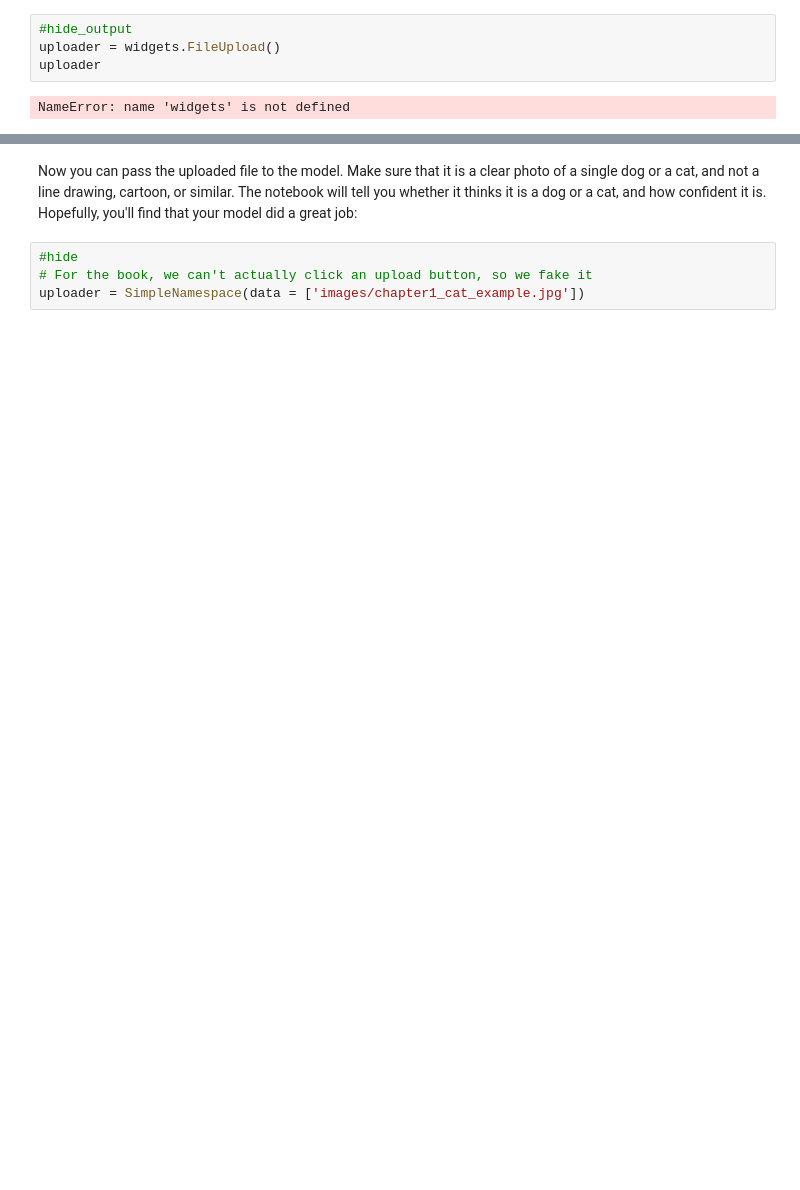
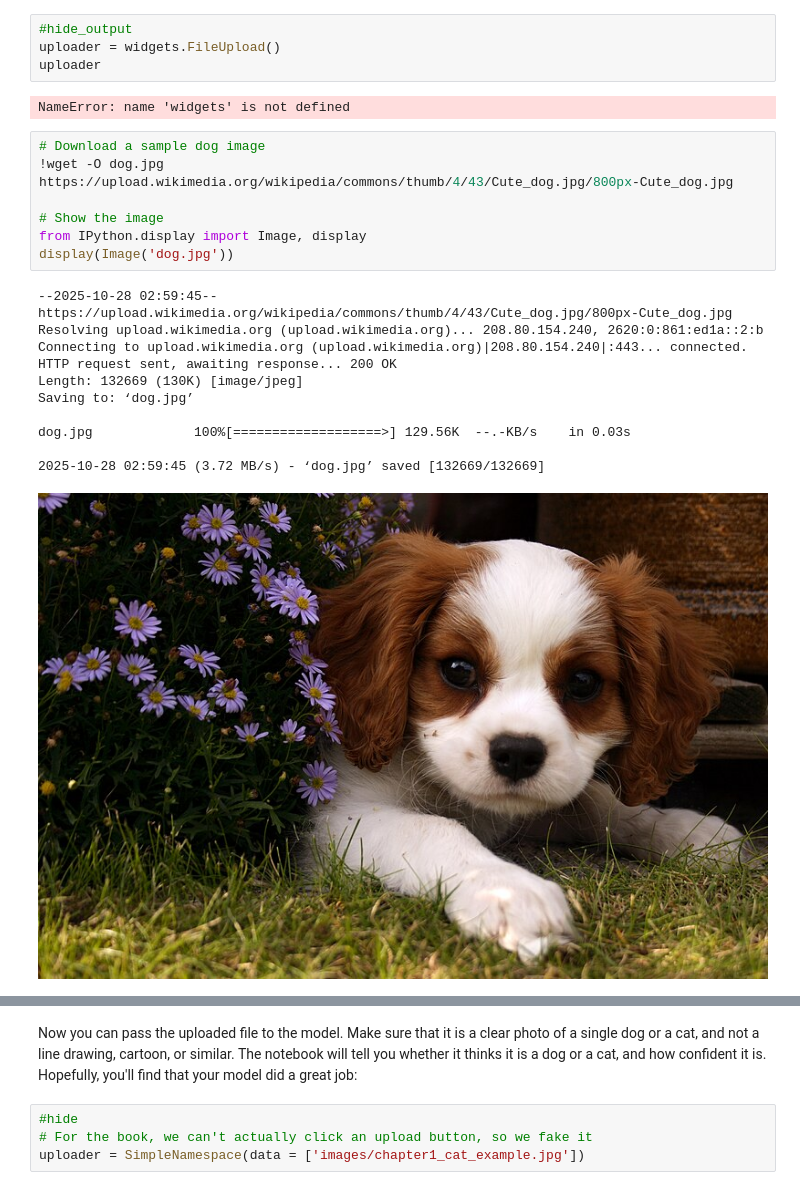
Before and after one commit to y-azeem/the-teacher-prototype, a Jupyter notebook: 01_intro.ipynb, the cells around one changed output, grey strips where cells are left out. Saved outputs shown, nothing was run; the diff lists cells and outputs as text; blank space fills up the shorter version.

```diff
--- a/01_intro.ipynb
+++ b/01_intro.ipynb
@@ -294,6 +292,25 @@ uploader = widgets.FileUpload()
 uploader
 # %% [output]
 NameError: name 'widgets' is not defined
+# %%
+# Download a sample dog image
+!wget -O dog.jpg https://upload.wikimedia.org/wikipedia/commons/thumb/4/43/Cute_dog.jpg/800px-Cute_dog.jpg
+
+# Show the image
+from IPython.display import Image, display
+display(Image('dog.jpg'))
+# %% [output]
+--2025-10-28 02:59:45--  https://upload.wikimedia.org/wikipedia/commons/thumb/4/43/Cute_dog.jpg/800px-Cute_dog.jpg
+Resolving upload.wikimedia.org (upload.wikimedia.org)... 208.80.154.240, 2620:0:861:ed1a::2:b
+Connecting to upload.wikimedia.org (upload.wikimedia.org)|208.80.154.240|:443... connected.
+HTTP request sent, awaiting response... 200 OK
+Length: 132669 (130K) [image/jpeg]
+Saving to: ‘dog.jpg’
+
+dog.jpg             100%[===================>] 129.56K  --.-KB/s    in 0.03s
+
+2025-10-28 02:59:45 (3.72 MB/s) - ‘dog.jpg’ saved [132669/132669]
+[figure, added]
 # %% [markdown]
 <img alt="An upload button" width="159" id="upload" src="https://github.com/fastai/fastbook/blob/master/images/att_00008.png?raw=1">
 # %% [markdown]
```
Also changed, not shown: parts of 4 cells of this notebook.
